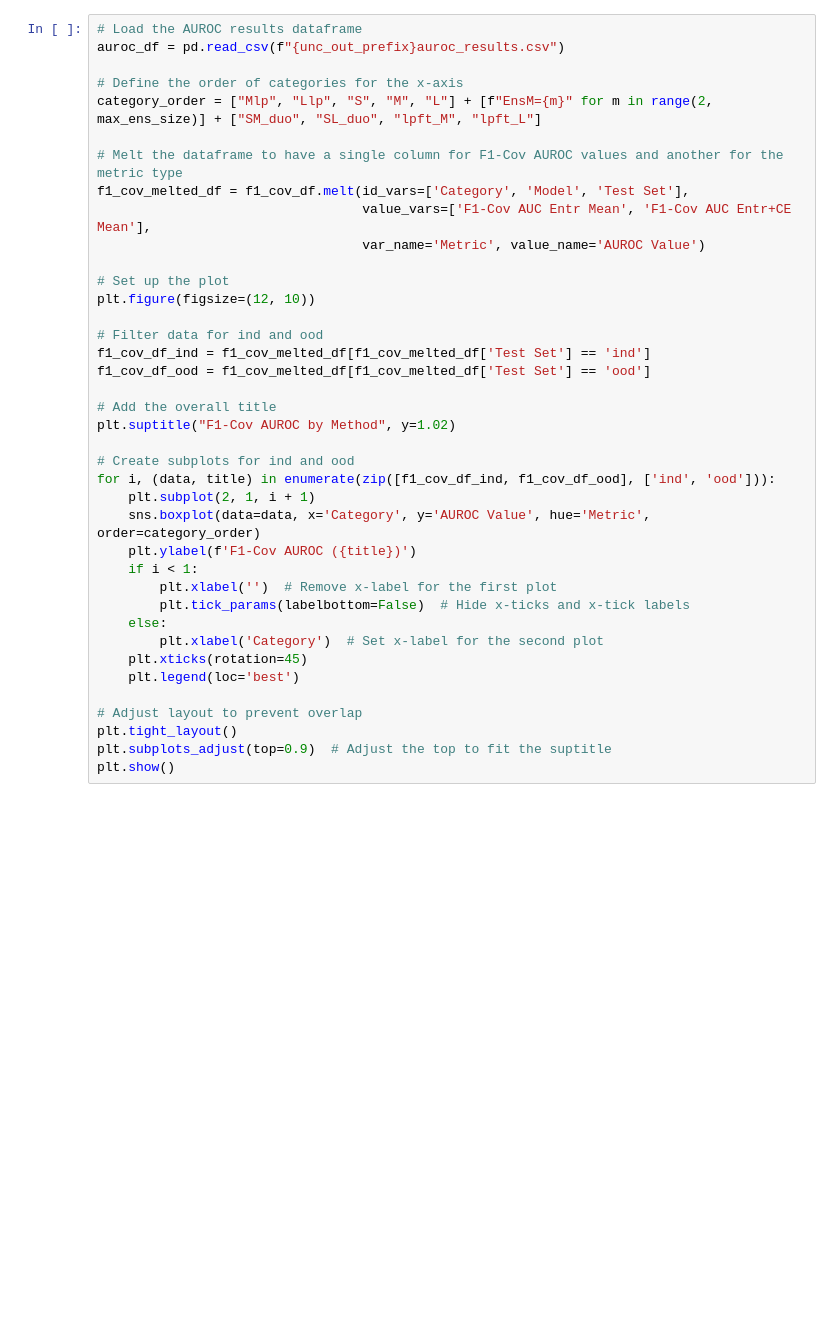
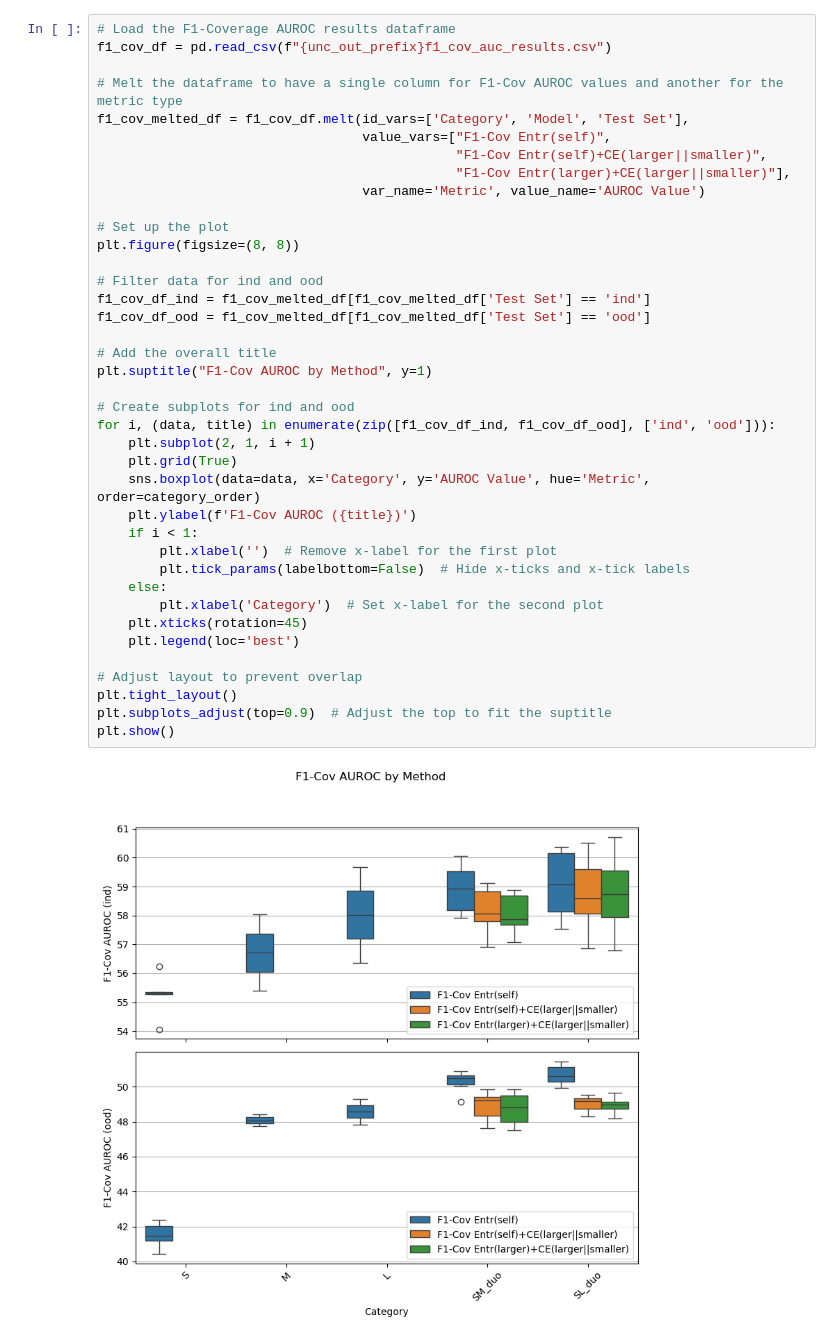
Before and after one commit to TimothyZG/wliura2024, a Jupyter notebook: Analysis/plots.ipynb, the cells around one changed output. Saved outputs shown, nothing was run; the diff lists cells and outputs as text; blank space fills up the shorter version.

```diff
--- a/Analysis/plots.ipynb
+++ b/Analysis/plots.ipynb
@@ -80,39 +82,41 @@ plt.show()
 # %%
-# Load the AUROC results dataframe
-auroc_df = pd.read_csv(f"{unc_out_prefix}auroc_results.csv")
-
-# Define the order of categories for the x-axis
-category_order = ["Mlp", "Llp", "S", "M", "L"] + [f"EnsM={m}" for m in range(2, max_ens_size)] + ["SM_duo", "SL_duo", "lpft_M", "lpft_L"]
+# Load the F1-Coverage AUROC results dataframe
+f1_cov_df = pd.read_csv(f"{unc_out_prefix}f1_cov_auc_results.csv")
 
 # Melt the dataframe to have a single column for F1-Cov AUROC values and another for the metric type
 f1_cov_melted_df = f1_cov_df.melt(id_vars=['Category', 'Model', 'Test Set'],
-                                  value_vars=['F1-Cov AUC Entr Mean', 'F1-Cov AUC Entr+CE Mean'],
+                                  value_vars=["F1-Cov Entr(self)",
+                                              "F1-Cov Entr(self)+CE(larger||smaller)",
+                                              "F1-Cov Entr(larger)+CE(larger||smaller)"],
                                   var_name='Metric', value_name='AUROC Value')
 
 # Set up the plot
-plt.figure(figsize=(12, 10))
+plt.figure(figsize=(8, 8))
 
 # Filter data for ind and ood
 f1_cov_df_ind = f1_cov_melted_df[f1_cov_melted_df['Test Set'] == 'ind']
 f1_cov_df_ood = f1_cov_melted_df[f1_cov_melted_df['Test Set'] == 'ood']
 
 # Add the overall title
-plt.suptitle("F1-Cov AUROC by Method", y=1.02)
+plt.suptitle("F1-Cov AUROC by Method", y=1)
 
 # Create subplots for ind and ood
 for i, (data, title) in enumerate(zip([f1_cov_df_ind, f1_cov_df_ood], ['ind', 'ood'])):
     plt.subplot(2, 1, i + 1)
+    plt.grid(True)
     sns.boxplot(data=data, x='Category', y='AUROC Value', hue='Metric', order=category_order)
     plt.ylabel(f'F1-Cov AUROC ({title})')
     if i < 1:
         plt.xlabel('')  # Remove x-label for the first plot
         plt.tick_params(labelbottom=False)  # Hide x-ticks and x-tick labels
     else:
         plt.xlabel('Category')  # Set x-label for the second plot
     plt.xticks(rotation=45)
     plt.legend(loc='best')
 
 # Adjust layout to prevent overlap
 plt.tight_layout()
 plt.subplots_adjust(top=0.9)  # Adjust the top to fit the suptitle
 plt.show()
+# %% [output]
+[figure, added]
```
Also changed, not shown: parts of 4 cells of this notebook, 2 other files.
